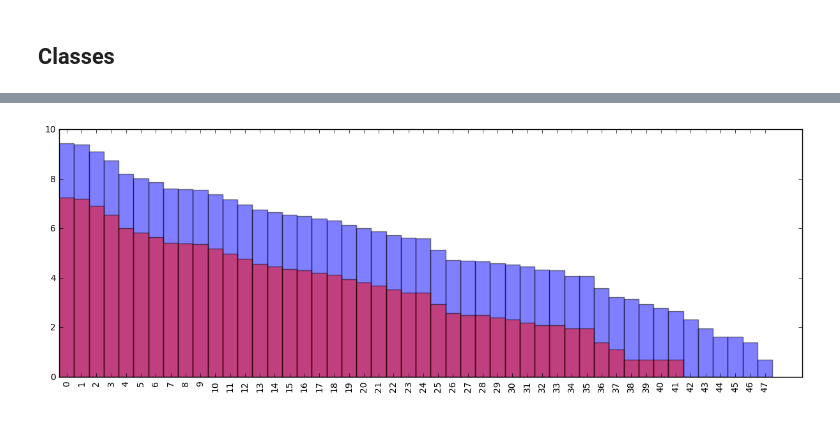
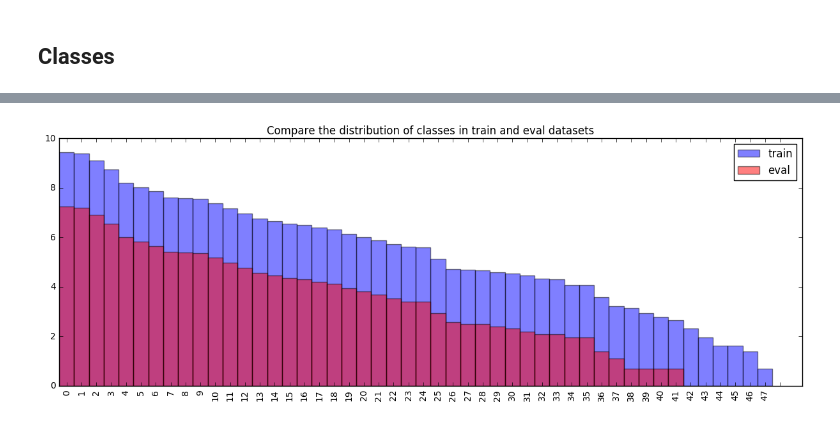
Before and after one commit to 1o0ko/StackGAN, a Jupyter notebook: notebook/data_exploration.ipynb, the cells around one changed output, grey strips where cells are left out. Saved outputs shown, nothing was run; the diff lists cells and outputs as text; code cells hidden in the pictures.

```diff
--- a/notebook/data_exploration.ipynb
+++ b/notebook/data_exploration.ipynb
@@ -21,11 +21,8 @@ DATA_TEMPLATE =             '/fashion/ssense_%i_%i.h5'
 LANGUAGE_MODEL_FILE =       '/data/glove/glove.6B.300d.txt'
 LANGUAGE_MODEL_VOCABULARY = '/data/glove/glove.6B.vocab'
 
-FASTTEXT_DATA =             '/data/fashion/txt/fashion.dedup.txt'
-FASTTEXT_DATA_TRAIN =       '/data/fashion/txt/fashion-train.txt'
-FASTTEXT_DATA_CLEAN =       '/data/fashion/txt/fashion-clean.txt'
-
 OUTPUT =                    '/data/classes_and_texts.txt'
+OUTPUT_JSON =               '/data/categories.json'
 # %%
 data_set = H5PYDataset(DATA_TEMPLATE % (IMG_SIZE, IMG_SIZE), which_sets=('all',))
 # %%
@@ -244 +243,7 @@ dump_for_keras(data_set, OUTPUT, batch_size = BATH_SIZE, vocab=None)
+# %%
+import json
+
+with open(OUTPUT_JSON, 'wt') as f:
+    category2idx = {key.replace("&", "AND") : idx for idx, (key, count) in enumerate(classes.most_common(), 1)}
+    f.write(json.dumps(category2idx))
 # %% [markdown]
@@ -308,18 +315,20 @@ x_train, y_train, x_val, y_val = train_val_split(data, labels, 0.1)
 # %%
 train_c = Counter(np.argmax(y_train, axis=1)).most_common()
 val_c = Counter(np.argmax(y_val, axis=1)).most_common()
 
 labels_t, values_t = zip(*train_c)
 labels_v, values_v = zip(*val_c)
 
 width = 1
 
 plt.figure(figsize=(15, 5))
-plt.bar(np.arange(len(labels_t)), np.log(values_t), width, alpha=0.5)
-plt.bar(np.arange(len(labels_v)), np.log(values_v), width, color = 'red', alpha=0.5)
+plt.bar(np.arange(len(labels_t)), np.log(values_t), width, alpha=0.5, label='train')
+plt.bar(np.arange(len(labels_v)), np.log(values_v), width, color = 'red', alpha=0.5, label='eval')
 plt.xticks(indexes + width * 0.5, labels_t, rotation=90)
+plt.title('Compare the distribution of classes in train and eval datasets')
+plt.legend()
 plt.show()
 # %% [output]
-[figure, old version]
+[figure, new version]
 # %%
 # Sanity check for the distribution of classes
```
Also changed, not shown: parts of 5 cells of this notebook, 5 other files.
